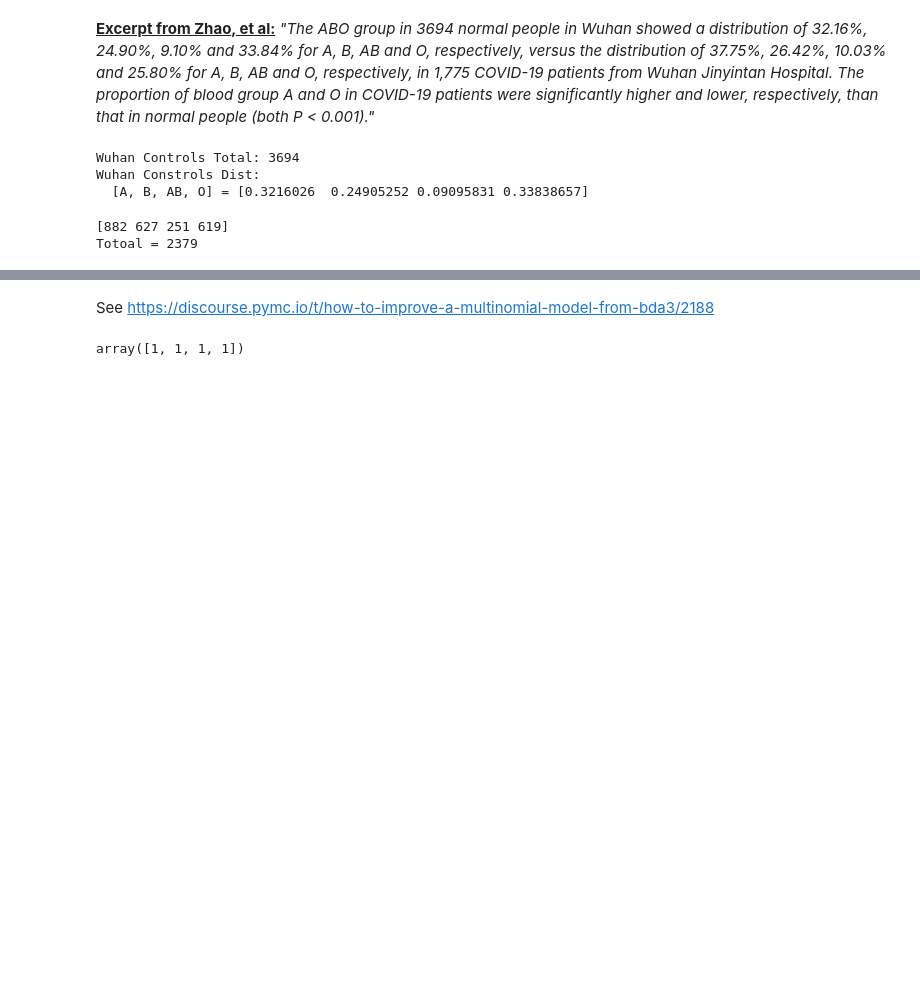
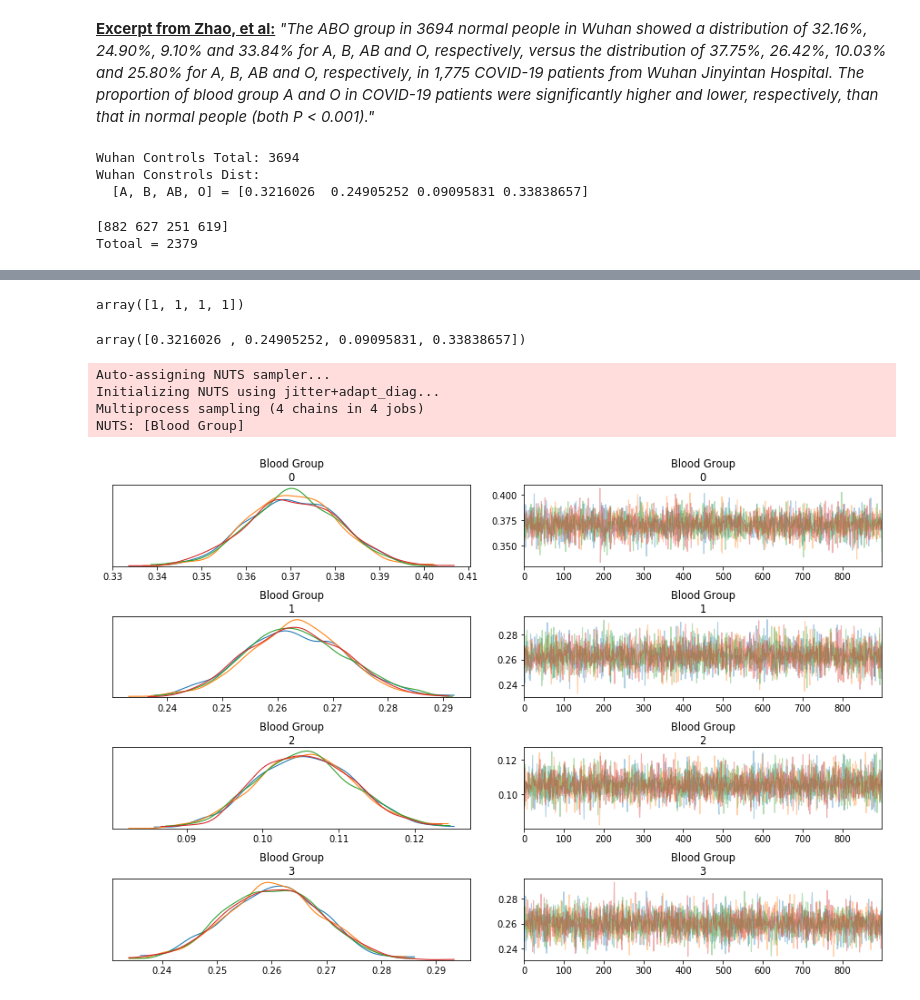
Before and after one commit to alreich/ipython-notebooks, a Jupyter notebook: covid19_and_blood_type.ipynb, the cells around one changed output, grey strips where cells are left out. Saved outputs shown, nothing was run; the diff lists cells and outputs as text; code cells hidden in the pictures; blank space fills up the shorter version.

```diff
--- a/covid19_and_blood_type.ipynb
+++ b/covid19_and_blood_type.ipynb
@@ -96,2 +69,0 @@ ModuleNotFoundError: No module named 'pymc3'
-# %% [markdown]
-See https://discourse.pymc.io/t/how-to-improve-a-multinomial-model-from-bda3/2188
@@ -104,3 +71,22 @@ with pm.Model() as m:
 np.ones_like(sick_or_dead)
 # %% [output]
 array([1, 1, 1, 1])
+# %%
+wuhan_controls_dist
+# %% [output]
+array([0.3216026 , 0.24905252, 0.09095831, 0.33838657])
+# %%
+with pm.Model() as mod:
+    theta = pm.Dirichlet('Blood Group', a=wuhan_controls_dist)
+    post = pm.Multinomial('Posterior', n=sick_or_dead.sum(), p=theta, observed=sick_or_dead)
+    trace = pm.sample(1000, tune=5000)
+
+    burnin = 100
+    chain = trace[burnin:]
+    pm.traceplot(chain, lines={'theta':theta})
+# %% [output]
+Auto-assigning NUTS sampler...
+Initializing NUTS using jitter+adapt_diag...
+Multiprocess sampling (4 chains in 4 jobs)
+NUTS: [Blood Group]
+[figure, added]
```
Also changed, not shown: parts of 7 cells of this notebook.
